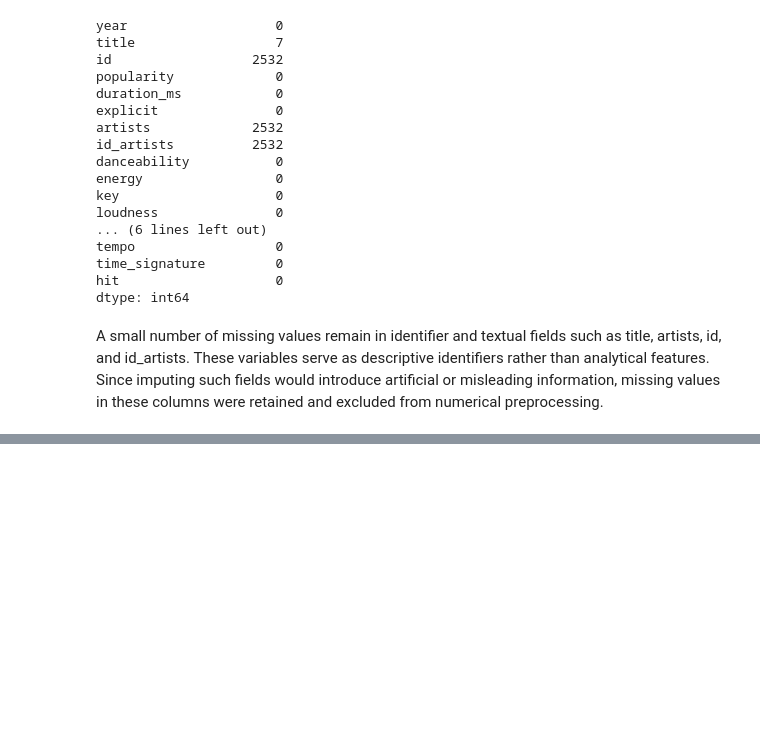
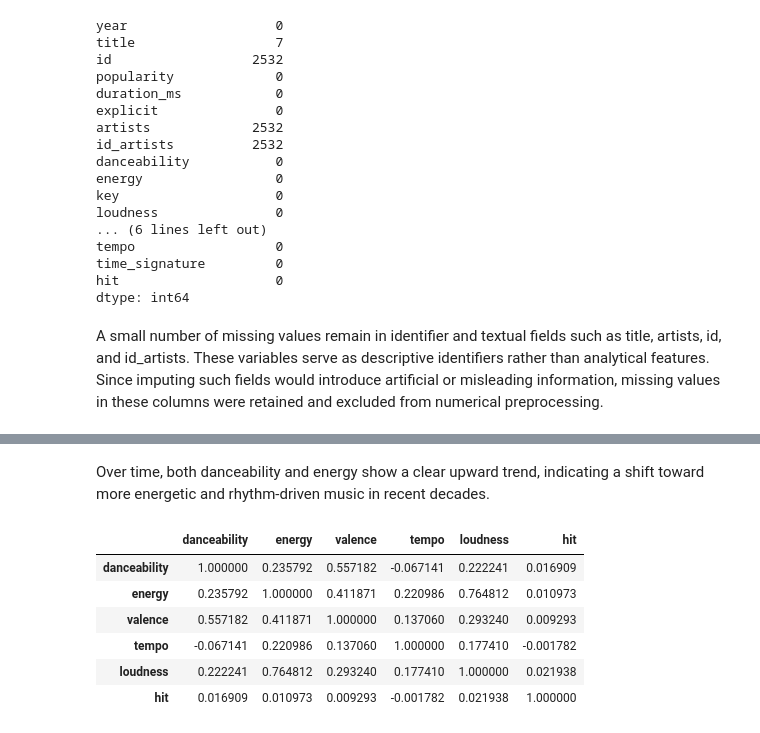
Before and after one commit to Darconshal/5243-Project1, a Jupyter notebook: music.ipynb, the cells around one changed output, grey strips where cells are left out. Cells and saved outputs as stored; diff of their text form; code cells hidden in the pictures; blank space fills up the shorter version.

```diff
--- a/music.ipynb
+++ b/music.ipynb
@@ -156,0 +222,12 @@ A small number of missing values remain in identifier and textual fields such as
+# %% [markdown]
+Over time, both danceability and energy show a clear upward trend, indicating a shift toward more energetic and rhythm-driven music in recent decades.
+# %%
+analysis_df[["danceability","energy","valence","tempo","loudness","hit"]].corr()
+# %% [output]
+|  | danceability | energy | valence | tempo | loudness | hit |
+| danceability | 1.000000 | 0.235792 | 0.557182 | -0.067141 | 0.222241 | 0.016909 |
+| energy | 0.235792 | 1.000000 | 0.411871 | 0.220986 | 0.764812 | 0.010973 |
+| valence | 0.557182 | 0.411871 | 1.000000 | 0.137060 | 0.293240 | 0.009293 |
+| tempo | -0.067141 | 0.220986 | 0.137060 | 1.000000 | 0.177410 | -0.001782 |
+| loudness | 0.222241 | 0.764812 | 0.293240 | 0.177410 | 1.000000 | 0.021938 |
+| hit | 0.016909 | 0.010973 | 0.009293 | -0.001782 | 0.021938 | 1.000000 |
```
Also changed, not shown: parts of 16 cells of this notebook.
